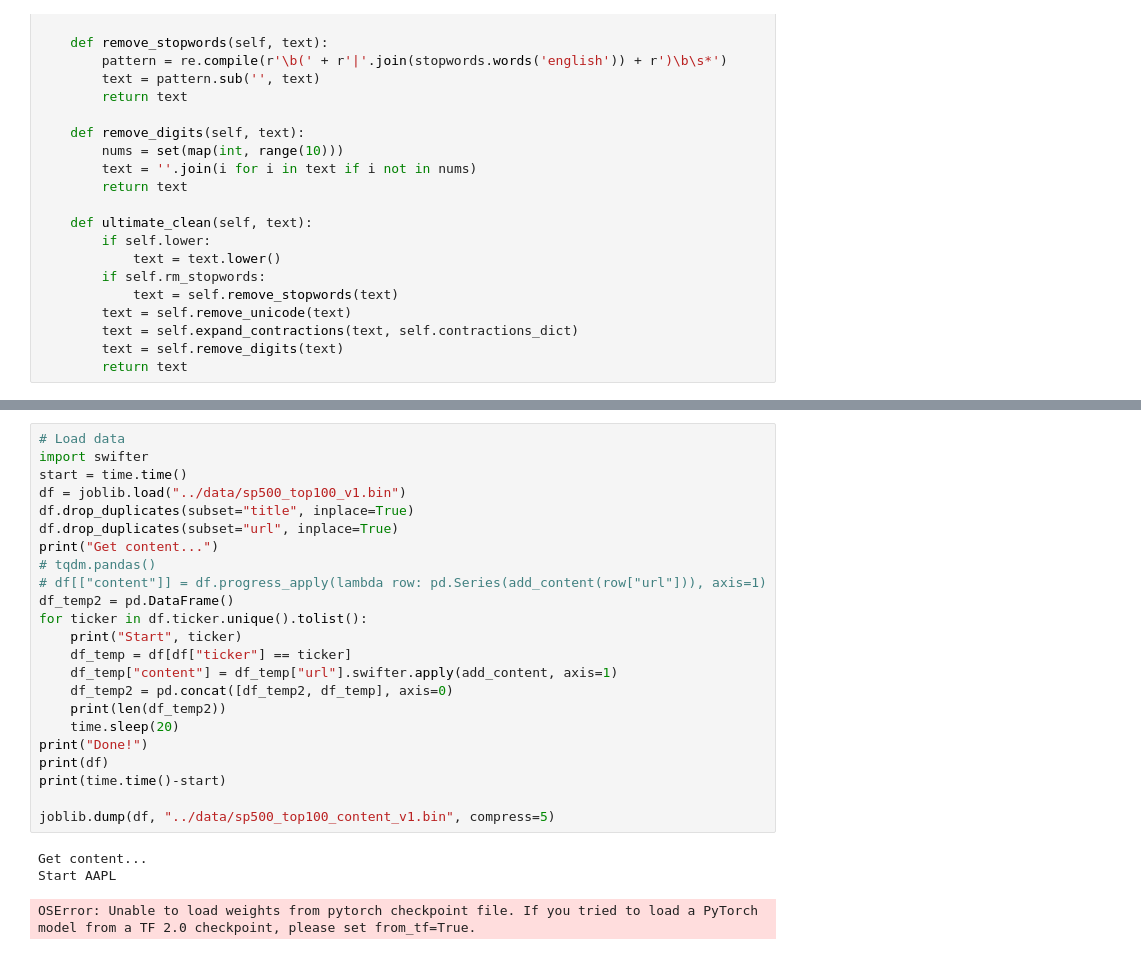
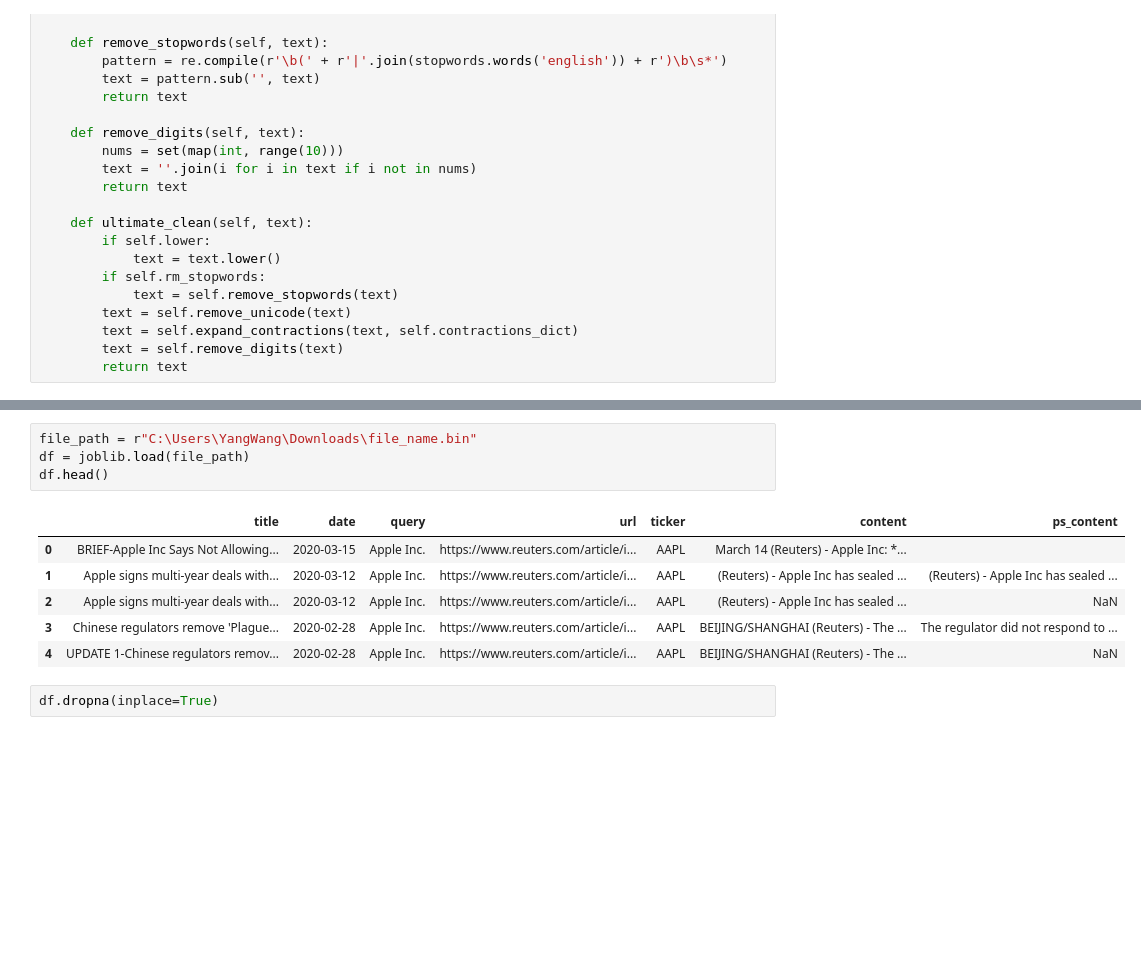
Before and after one commit to henry32144/intelligent-asset-allocation, a Jupyter notebook: model/Data Process.ipynb, the cells around one changed output, grey strips where cells are left out. Drawn from its saved outputs; the diff is of its cells as text; blank space fills up the shorter version.

```diff
--- a/model/Data Process.ipynb
+++ b/model/Data Process.ipynb
@@ -129,27 +107,13 @@ ConnectionError: HTTPSConnectionPool(host='www.reuters.com', port=443): Max retr
-# %%
-# Load data
-import swifter
-start = time.time()
-df = joblib.load("../data/sp500_top100_v1.bin")
-df.drop_duplicates(subset="title", inplace=True)
-df.drop_duplicates(subset="url", inplace=True)
-print("Get content...")
-# tqdm.pandas()
-# df[["content"]] = df.progress_apply(lambda row: pd.Series(add_content(row["url"])), axis=1)
-df_temp2 = pd.DataFrame()
-for ticker in df.ticker.unique().tolist():
-    print("Start", ticker)
-    df_temp = df[df["ticker"] == ticker]
-    df_temp["content"] = df_temp["url"].swifter.apply(add_content, axis=1)
-    df_temp2 = pd.concat([df_temp2, df_temp], axis=0)
-    print(len(df_temp2))
-    time.sleep(20)
-print("Done!")
-print(df)
-print(time.time()-start)
-
-joblib.dump(df, "../data/sp500_top100_content_v1.bin", compress=5)
-# %% [output]
-Get content...
-Start AAPL
-OSError: Unable to load weights from pytorch checkpoint file. If you tried to load a PyTorch model from a TF 2.0 checkpoint, please set from_tf=True.
+# %%
+file_path = r"C:\Users\YangWang\Downloads\file_name.bin"
+df = joblib.load(file_path)
+df.head()
+# %% [output]
+|  | title | date | query | url | ticker | content | ps_content |
+| 0 | BRIEF-Apple Inc Says Not Allowing... | 2020-03-15 | Apple Inc. | https://www.reuters.com/article/i... | AAPL | March 14 (Reuters) - Apple Inc: *... |  |
+| 1 | Apple signs multi-year deals with... | 2020-03-12 | Apple Inc. | https://www.reuters.com/article/i... | AAPL | (Reuters) - Apple Inc has sealed ... | (Reuters) - Apple Inc has sealed ... |
+| 2 | Apple signs multi-year deals with... | 2020-03-12 | Apple Inc. | https://www.reuters.com/article/i... | AAPL | (Reuters) - Apple Inc has sealed ... | NaN |
+| 3 | Chinese regulators remove 'Plague... | 2020-02-28 | Apple Inc. | https://www.reuters.com/article/i... | AAPL | BEIJING/SHANGHAI (Reuters) - The ... | The regulator did not respond to ... |
+| 4 | UPDATE 1-Chinese regulators remov... | 2020-02-28 | Apple Inc. | https://www.reuters.com/article/i... | AAPL | BEIJING/SHANGHAI (Reuters) - The ... | NaN |
+# %%
+df.dropna(inplace=True)
```
Also changed, not shown: parts of 9 cells of this notebook, 2 other files.
